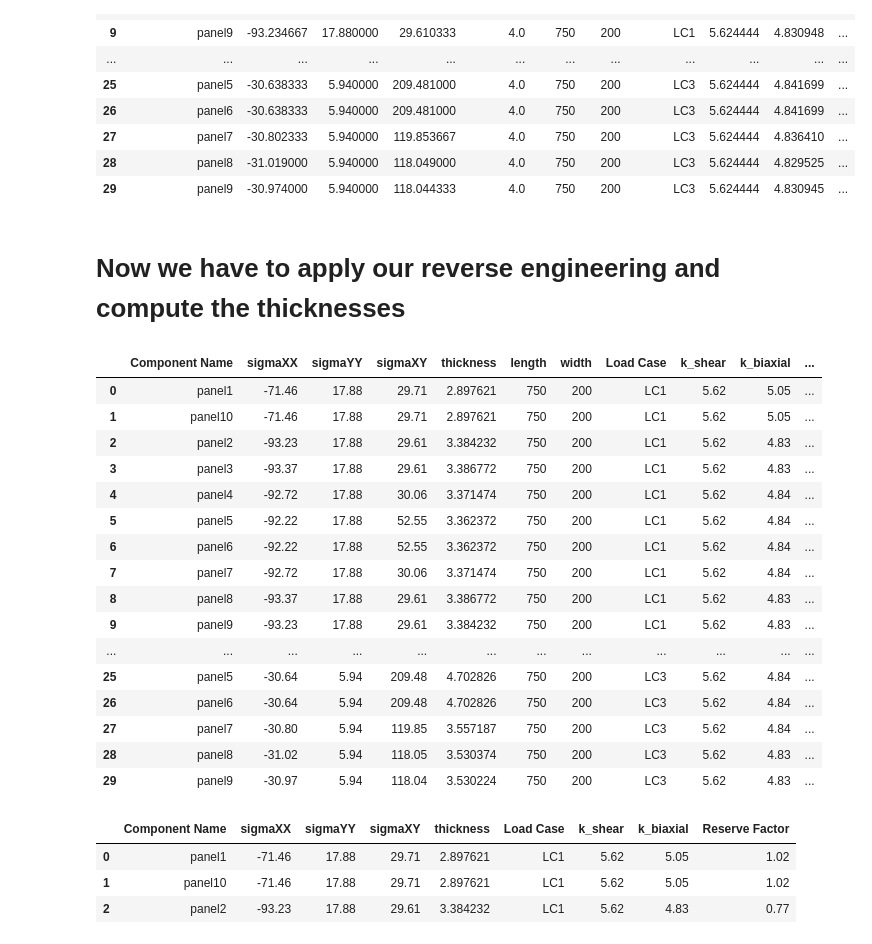
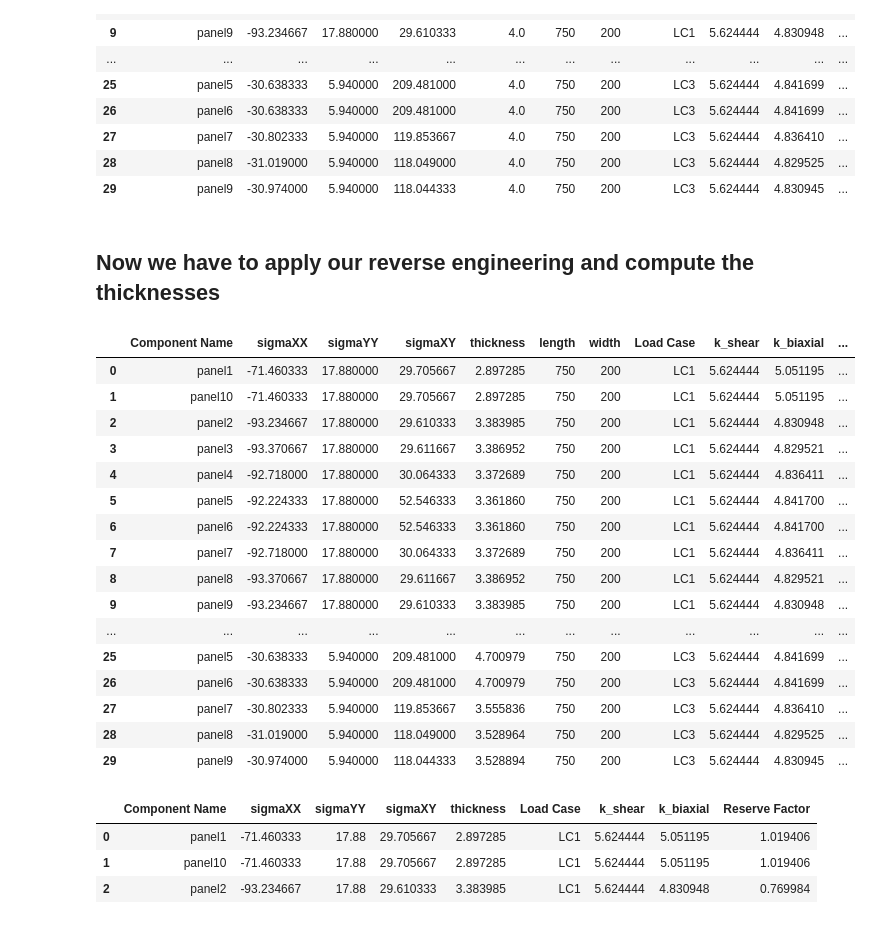
Before and after one commit to fabianober/tum-ase-project-2025-1_2, a Jupyter notebook: prototyping_notebooks/task_1e.ipynb, the cells around one changed output. Saved outputs shown, nothing was run; the diff lists cells and outputs as text; code cells hidden in the pictures.

Commit message:
Added back old output, if we need it for the final analysis

```diff
--- a/prototyping_notebooks/task_1e.ipynb
+++ b/prototyping_notebooks/task_1e.ipynb
@@ -175,7 +175,7 @@ panelLC1
 # %%
-outputDf = pd.concat([panelLC1, panelLC2, panelLC3], axis=0)
-outputDf = outputDf.reset_index()
-outputDf
+updateParametersDf = pd.concat([panelLC1, panelLC2, panelLC3], axis=0)
+updateParametersDf = updateParametersDf.reset_index()
+updateParametersDf
 # %% [output]
 |  | Component Name | sigmaXX | sigmaYY | sigmaXY | thickness | length | width | Load Case | k_shear | k_biaxial | ... |
 | 0 | panel1 | -71.460333 | 17.880000 | 29.705667 | 4.0 | 750 | 200 | LC1 | 5.624444 | 5.051195 | ... |
@@ -195,35 +195,35 @@ outputDf
 | 28 | panel8 | -31.019000 | 5.940000 | 118.049000 | 4.0 | 750 | 200 | LC3 | 5.624444 | 4.829525 | ... |
 | 29 | panel9 | -30.974000 | 5.940000 | 118.044333 | 4.0 | 750 | 200 | LC3 | 5.624444 | 4.830945 | ... |
 # %% [markdown]
-# Now we have to apply our reverse engineering and compute the thicknesses
+## Now we have to apply our reverse engineering and compute the thicknesses
 # %%
-outputDf["thickness"] = outputDf.apply(panelBuckReverse,EModulus=EModulus, nu=nu, axis=1)
-outputDf
+updateParametersDf["thickness"] = updateParametersDf.apply(panelBuckReverse,EModulus=EModulus, nu=nu, axis=1)
+updateParametersDf
 # %% [output]
 |  | Component Name | sigmaXX | sigmaYY | sigmaXY | thickness | length | width | Load Case | k_shear | k_biaxial | ... |
-| 0 | panel1 | -71.46 | 17.88 | 29.71 | 2.897621 | 750 | 200 | LC1 | 5.62 | 5.05 | ... |
-| 1 | panel10 | -71.46 | 17.88 | 29.71 | 2.897621 | 750 | 200 | LC1 | 5.62 | 5.05 | ... |
-| 2 | panel2 | -93.23 | 17.88 | 29.61 | 3.384232 | 750 | 200 | LC1 | 5.62 | 4.83 | ... |
-| 3 | panel3 | -93.37 | 17.88 | 29.61 | 3.386772 | 750 | 200 | LC1 | 5.62 | 4.83 | ... |
-| 4 | panel4 | -92.72 | 17.88 | 30.06 | 3.371474 | 750 | 200 | LC1 | 5.62 | 4.84 | ... |
-| 5 | panel5 | -92.22 | 17.88 | 52.55 | 3.362372 | 750 | 200 | LC1 | 5.62 | 4.84 | ... |
-| 6 | panel6 | -92.22 | 17.88 | 52.55 | 3.362372 | 750 | 200 | LC1 | 5.62 | 4.84 | ... |
-| 7 | panel7 | -92.72 | 17.88 | 30.06 | 3.371474 | 750 | 200 | LC1 | 5.62 | 4.84 | ... |
-| 8 | panel8 | -93.37 | 17.88 | 29.61 | 3.386772 | 750 | 200 | LC1 | 5.62 | 4.83 | ... |
-| 9 | panel9 | -93.23 | 17.88 | 29.61 | 3.384232 | 750 | 200 | LC1 | 5.62 | 4.83 | ... |
+| 0 | panel1 | -71.460333 | 17.880000 | 29.705667 | 2.897285 | 750 | 200 | LC1 | 5.624444 | 5.051195 | ... |
+| 1 | panel10 | -71.460333 | 17.880000 | 29.705667 | 2.897285 | 750 | 200 | LC1 | 5.624444 | 5.051195 | ... |
+| 2 | panel2 | -93.234667 | 17.880000 | 29.610333 | 3.383985 | 750 | 200 | LC1 | 5.624444 | 4.830948 | ... |
+| 3 | panel3 | -93.370667 | 17.880000 | 29.611667 | 3.386952 | 750 | 200 | LC1 | 5.624444 | 4.829521 | ... |
+| 4 | panel4 | -92.718000 | 17.880000 | 30.064333 | 3.372689 | 750 | 200 | LC1 | 5.624444 | 4.836411 | ... |
+| 5 | panel5 | -92.224333 | 17.880000 | 52.546333 | 3.361860 | 750 | 200 | LC1 | 5.624444 | 4.841700 | ... |
+| 6 | panel6 | -92.224333 | 17.880000 | 52.546333 | 3.361860 | 750 | 200 | LC1 | 5.624444 | 4.841700 | ... |
+| 7 | panel7 | -92.718000 | 17.880000 | 30.064333 | 3.372689 | 750 | 200 | LC1 | 5.624444 | 4.836411 | ... |
+| 8 | panel8 | -93.370667 | 17.880000 | 29.611667 | 3.386952 | 750 | 200 | LC1 | 5.624444 | 4.829521 | ... |
+| 9 | panel9 | -93.234667 | 17.880000 | 29.610333 | 3.383985 | 750 | 200 | LC1 | 5.624444 | 4.830948 | ... |
 | ... | ... | ... | ... | ... | ... | ... | ... | ... | ... | ... | ... |
-| 25 | panel5 | -30.64 | 5.94 | 209.48 | 4.702826 | 750 | 200 | LC3 | 5.62 | 4.84 | ... |
-| 26 | panel6 | -30.64 | 5.94 | 209.48 | 4.702826 | 750 | 200 | LC3 | 5.62 | 4.84 | ... |
-| 27 | panel7 | -30.80 | 5.94 | 119.85 | 3.557187 | 750 | 200 | LC3 | 5.62 | 4.84 | ... |
-| 28 | panel8 | -31.02 | 5.94 | 118.05 | 3.530374 | 750 | 200 | LC3 | 5.62 | 4.83 | ... |
-| 29 | panel9 | -30.97 | 5.94 | 118.04 | 3.530224 | 750 | 200 | LC3 | 5.62 | 4.83 | ... |
+| 25 | panel5 | -30.638333 | 5.940000 | 209.481000 | 4.700979 | 750 | 200 | LC3 | 5.624444 | 4.841699 | ... |
+| 26 | panel6 | -30.638333 | 5.940000 | 209.481000 | 4.700979 | 750 | 200 | LC3 | 5.624444 | 4.841699 | ... |
+| 27 | panel7 | -30.802333 | 5.940000 | 119.853667 | 3.555836 | 750 | 200 | LC3 | 5.624444 | 4.836410 | ... |
+| 28 | panel8 | -31.019000 | 5.940000 | 118.049000 | 3.528964 | 750 | 200 | LC3 | 5.624444 | 4.829525 | ... |
+| 29 | panel9 | -30.974000 | 5.940000 | 118.044333 | 3.528894 | 750 | 200 | LC3 | 5.624444 | 4.830945 | ... |
 # %%
 #Drop irrelevant columns
-outputDf = outputDf.drop(['length', 'width'], axis=1)
-outputDf.head(3)
+updateParametersDf = updateParametersDf.drop(['length', 'width'], axis=1)
+updateParametersDf.head(3)
 # %% [output]
 |  | Component Name | sigmaXX | sigmaYY | sigmaXY | thickness | Load Case | k_shear | k_biaxial | Reserve Factor |
-| 0 | panel1 | -71.46 | 17.88 | 29.71 | 2.897621 | LC1 | 5.62 | 5.05 | 1.02 |
-| 1 | panel10 | -71.46 | 17.88 | 29.71 | 2.897621 | LC1 | 5.62 | 5.05 | 1.02 |
-| 2 | panel2 | -93.23 | 17.88 | 29.61 | 3.384232 | LC1 | 5.62 | 4.83 | 0.77 |
+| 0 | panel1 | -71.460333 | 17.88 | 29.705667 | 2.897285 | LC1 | 5.624444 | 5.051195 | 1.019406 |
+| 1 | panel10 | -71.460333 | 17.88 | 29.705667 | 2.897285 | LC1 | 5.624444 | 5.051195 | 1.019406 |
+| 2 | panel2 | -93.234667 | 17.88 | 29.610333 | 3.383985 | LC1 | 5.624444 | 4.830948 | 0.769984 |
 # %%
```
Also changed, not shown: parts of 8 cells of this notebook, 2 other files.
